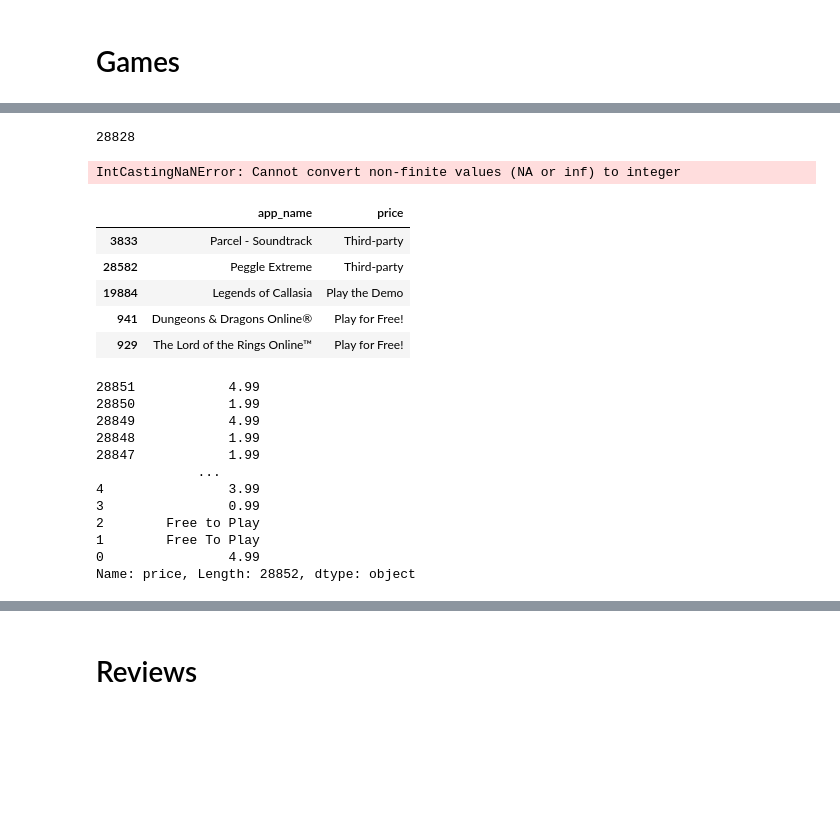
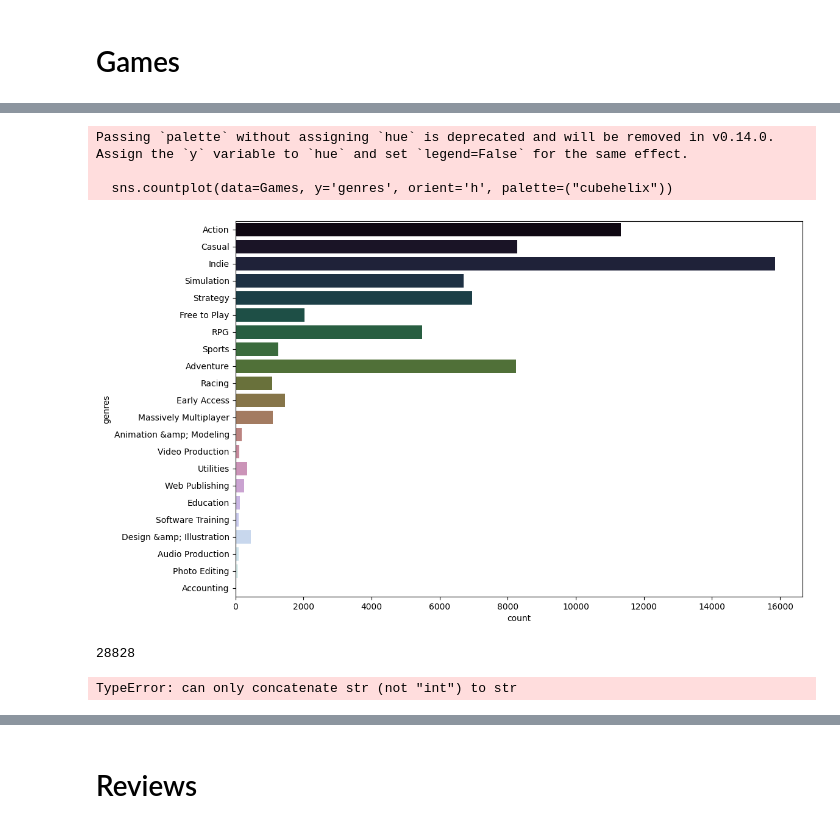
Before and after one commit to Jhonisnotreal/MLOPS_STEAM, a Jupyter notebook: EDA.ipynb, the cells around one changed output, grey strips where cells are left out. Drawn from its saved outputs; the diff is of its cells as text; code cells hidden in the pictures; blank space fills up the shorter version.

```diff
--- a/EDA.ipynb
+++ b/EDA.ipynb
@@ -139,36 +157,19 @@ Index(['publisher', 'genres', 'app_name', 'title', 'release_date', 'tags',
+# %%
+plt.figure(figsize=(12, 8))
+sns.countplot(data=Games, y='genres', orient='h', palette=("cubehelix"))
+plt.show()
+# %% [output]
+Passing `palette` without assigning `hue` is deprecated and will be removed in v0.14.0. Assign the `y` variable to `hue` and set `legend=False` for the same effect.
+
+  sns.countplot(data=Games, y='genres', orient='h', palette=("cubehelix"))
+[figure, added]
 # %%
 unique_games = len(Games['title'].unique())
 unique_games
 # %% [output]
 28828
-# %%
-Games.astype(int)
-# %% [output]
-IntCastingNaNError: Cannot convert non-finite values (NA or inf) to integer
-# %%
-most_expensive = Games[['app_name', 'price']]
-most_expensive = most_expensive.drop_duplicates()
-most_expensive.sort_values(by = ['price'], inplace=True,ascending=False)
-most_expensive.head()
-# %% [output]
-|  | app_name | price |
-| 3833 | Parcel - Soundtrack | Third-party |
-| 28582 | Peggle Extreme | Third-party |
-| 19884 | Legends of Callasia | Play the Demo |
-| 941 | Dungeons & Dragons Online® | Play for Free! |
-| 929 | The Lord of the Rings Online™ | Play for Free! |
-# %%
-Games_aux['price'].sort_index(ascending=False)
-# %% [output]
-28851            4.99
-28850            1.99
-28849            4.99
-28848            1.99
-28847            1.99
-             ...
-4                3.99
-3                0.99
-2        Free to Play
-1        Free To Play
-0                4.99
-Name: price, Length: 28852, dtype: object
+# %%
+outliers_sigma_method = identify_outliers_3sigma(Games['price'])
+outliers_sigma_method
+# %% [output]
+TypeError: can only concatenate str (not "int") to str
```
Also changed, not shown: parts of 11 cells of this notebook, 2 other files.
